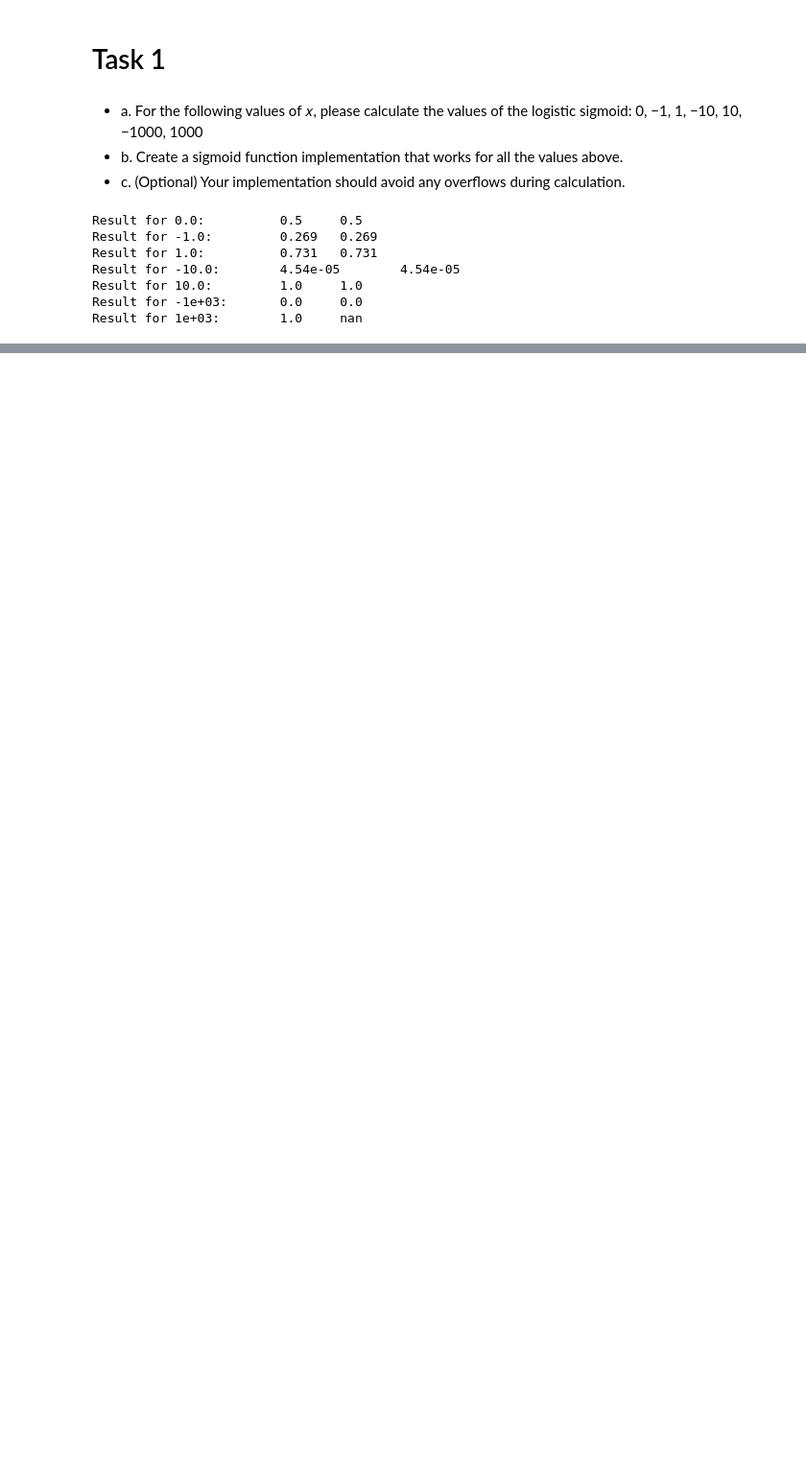
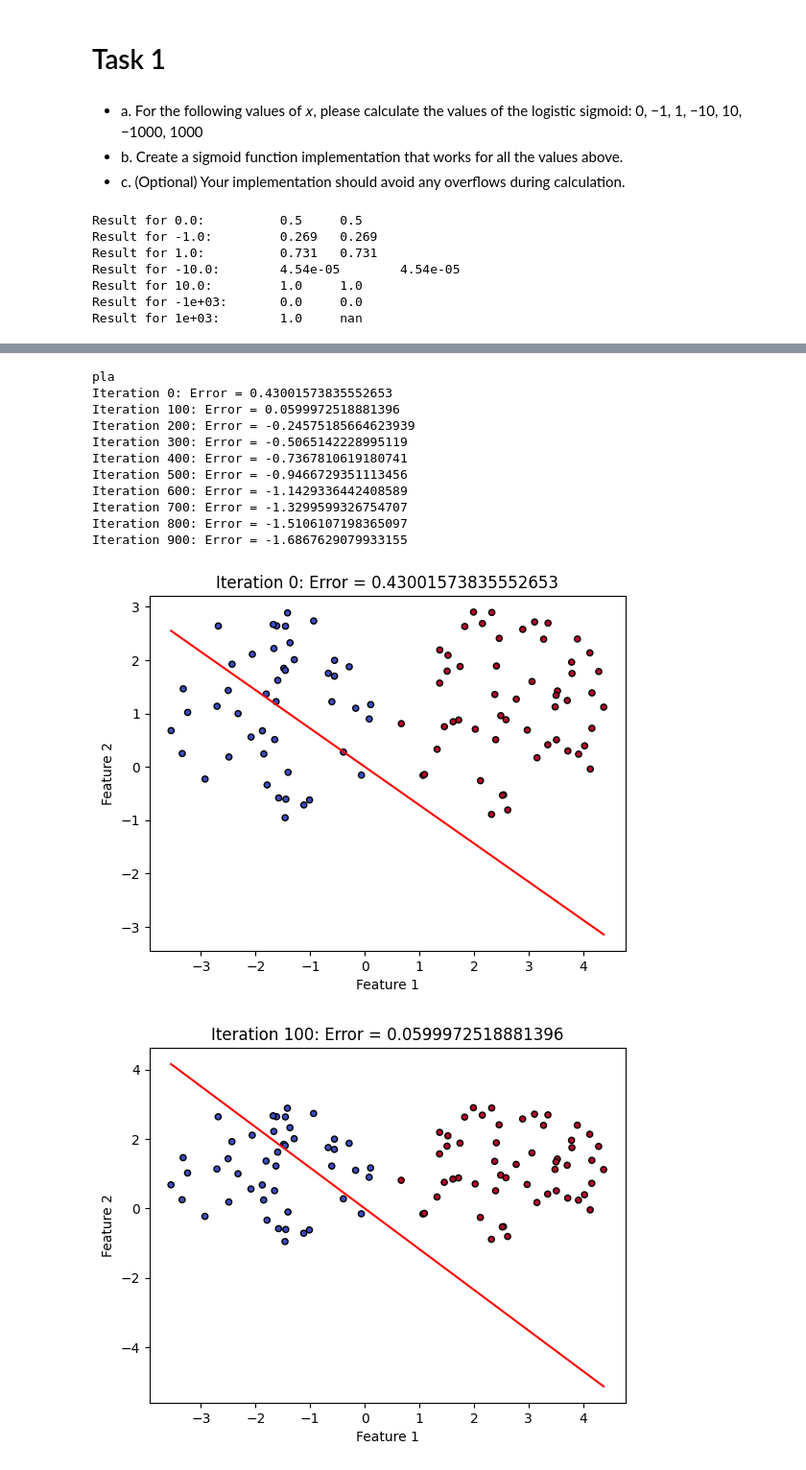
Before and after one commit to acromtech/PPKE_International_Semester, a Jupyter notebook: Machine_Learning/TP2-LOGICAL_REGRESSION/logreg.skeleton/skeleton.ipynb, the cells around one changed output, grey strips where cells are left out. Shown at 96% size. Saved outputs shown, nothing was run; the diff lists cells and outputs as text; code cells hidden in the pictures; blank space fills up the shorter version.

```diff
--- a/Machine_Learning/TP2-LOGICAL_REGRESSION/logreg.skeleton/skeleton.ipynb
+++ b/Machine_Learning/TP2-LOGICAL_REGRESSION/logreg.skeleton/skeleton.ipynb
@@ -16,7 +17,7 @@ from visualise import visualise
 def sigmoid(h):
     sigma1, sigma2 = [], []
     for i in range (len(h)):
-        sigma1.append(1/(1+np.exp(-h[i])))
+        sigma1.append(1/(1+np.eX_train_train_train_train_train_train_trainp(-h[i])))
         sigma2.append(np.exp(h[i])/(1+np.exp(h[i])))
     return sigma1, sigma2
 
@@ -75,9 +47,0 @@ And now try it on the given values:
-# %%
-data = np.load("../logreg.data/pla.npz")
-X_train, Y_train, X_test, Y_test = data['X'], data['Y'], data['X_test'], data['Y_test']
-
-vect = sigmoid(X_train[0])
-pred = vect[0]
-for i in range (len(vect)-1):
-    pred = pred * (1-vect[i+1])
-print(pred)
@@ -140,0 +48,9 @@ data = np.load("../logreg.data/pla.npz")
+# %%
+def sigmoid(h):
+    if h >= 0.0: return 1 / (1 + np.exp(-h))
+    else: return np.exp(h) / (1 + np.exp(h))
+
+# Test de la fonction sigmoid avec différentes valeurs
+for i in (0., -1, 1, -10, 10, -1000, 1000):
+    sigma = sigmoid(i)
+    print(f"Résultat pour {i}: \t {sigma:0.3}")
@@ -140,0 +195,57 @@ data = np.load("../logreg.data/pla.npz")
+# %%
+def batch_gradient_descent(X_train, y_train, learning_rate, num_iterations):
+    num_features = X_train.shape[1]
+    weights = np.random.rand(num_features)
+
+    for i in range(num_iterations):
+        y_pred = predict_proba(X_train, weights)
+        error = cross_entropy_error(y_pred, y_train)
+        gradient = error_gradient(X_train, y_train, y_pred)
+        weights -= learning_rate * gradient
+
+        if i % 100 == 0:
+            print(f"Iteration {i}: Error = {error}")
+
+            # Plot the data points
+            plt.figure()
+            plt.scatter(X_train[:, 0], X_train[:, 1], c=y_train, cmap=plt.cm.coolwarm, s=20, edgecolors='k')
+            plt.xlabel('Feature 1')
+            plt.ylabel('Feature 2')
+            plt.title(f"Iteration {i}: Error = {error}")
+
+            # Plot the decision boundary
+            plot_x = np.array([np.min(X_train[:, 0]), np.max(X_train[:, 0])])
+            plot_y = (-1 / weights[1]) * (weights[0] * plot_x)
+            plt.plot(plot_x, plot_y, '-r')
+            #plt.show()
+
+    return weights
+
+data_pla = np.load('../logreg.data/pla.npz')
+data_pocket = np.load('../logreg.data/pocket.npz')
+
+X_train_pla, Y_train_pla, X_test_pla, Y_test_pla = data_pla['X'], data_pla['Y'], data_pla['X_test'], data_pla['Y_test']
+X_train_pocket, Y_train_pocket, X_test_pocket, Y_test_pocket = data_pocket['X'], data_pocket['Y'], data_pocket['X_test'], data_pocket['Y_test']
+
+learning_rate_pla = 0.002
+learning_rate_pocket = 0.002
+num_iterations = 1000
+
+print("pla")
+weights_pla = batch_gradient_descent(X_train_pla, Y_train_pla, learning_rate_pla, num_iterations)
+#print("\npocket")
+#weights_pocket = batch_gradient_descent(X_train_pocket, Y_train_pocket, learning_rate_pocket, num_iterations)
+# %% [output]
+pla
+Iteration 0: Error = 0.43001573835552653
+Iteration 100: Error = 0.0599972518881396
+Iteration 200: Error = -0.24575185664623939
+Iteration 300: Error = -0.5065142228995119
+Iteration 400: Error = -0.7367810619180741
+Iteration 500: Error = -0.9466729351113456
+Iteration 600: Error = -1.1429336442408589
+Iteration 700: Error = -1.3299599326754707
+Iteration 800: Error = -1.5106107198365097
+Iteration 900: Error = -1.6867629079933155
+[figure, added]
+[figure, added]
```
Also changed, not shown: parts of 21 cells of this notebook, 22 other files.
